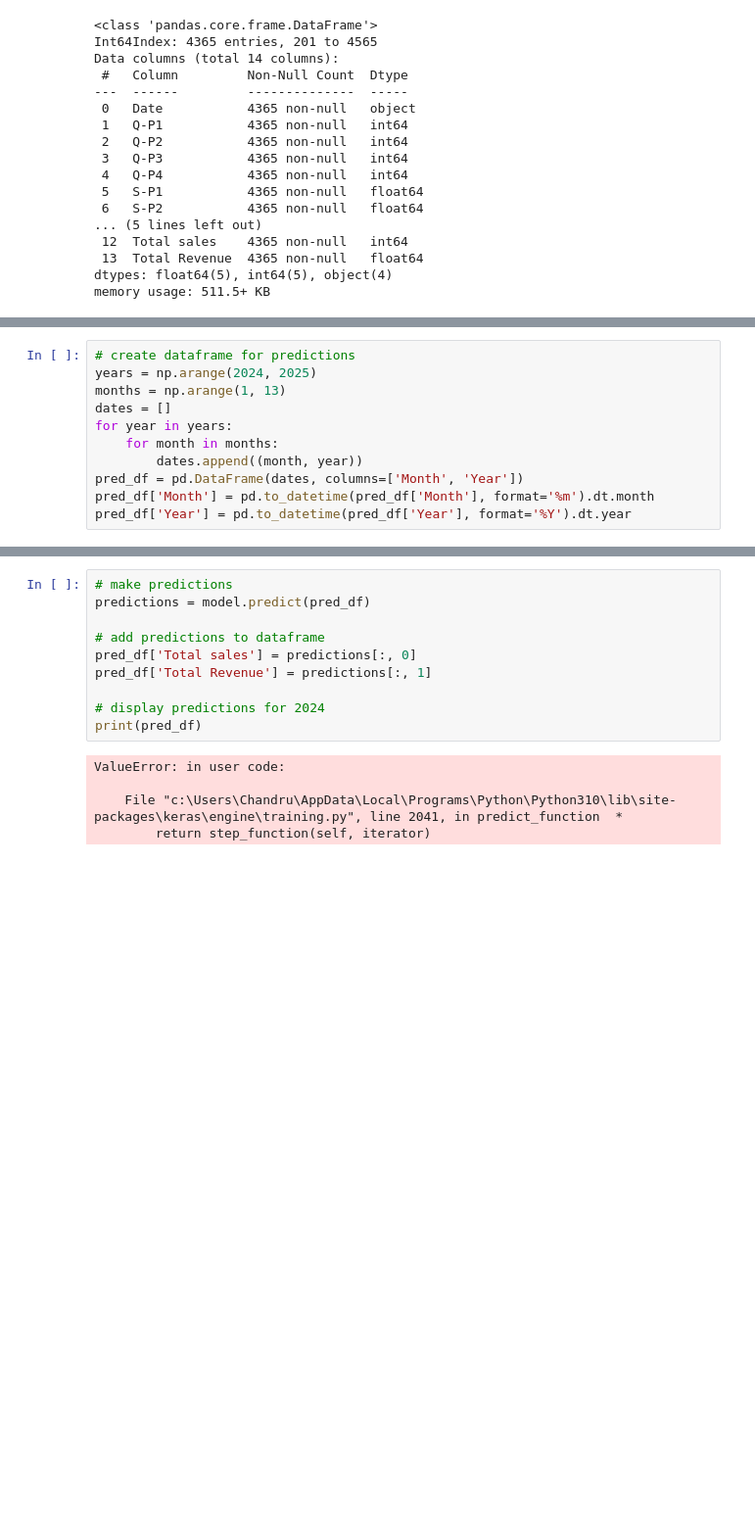
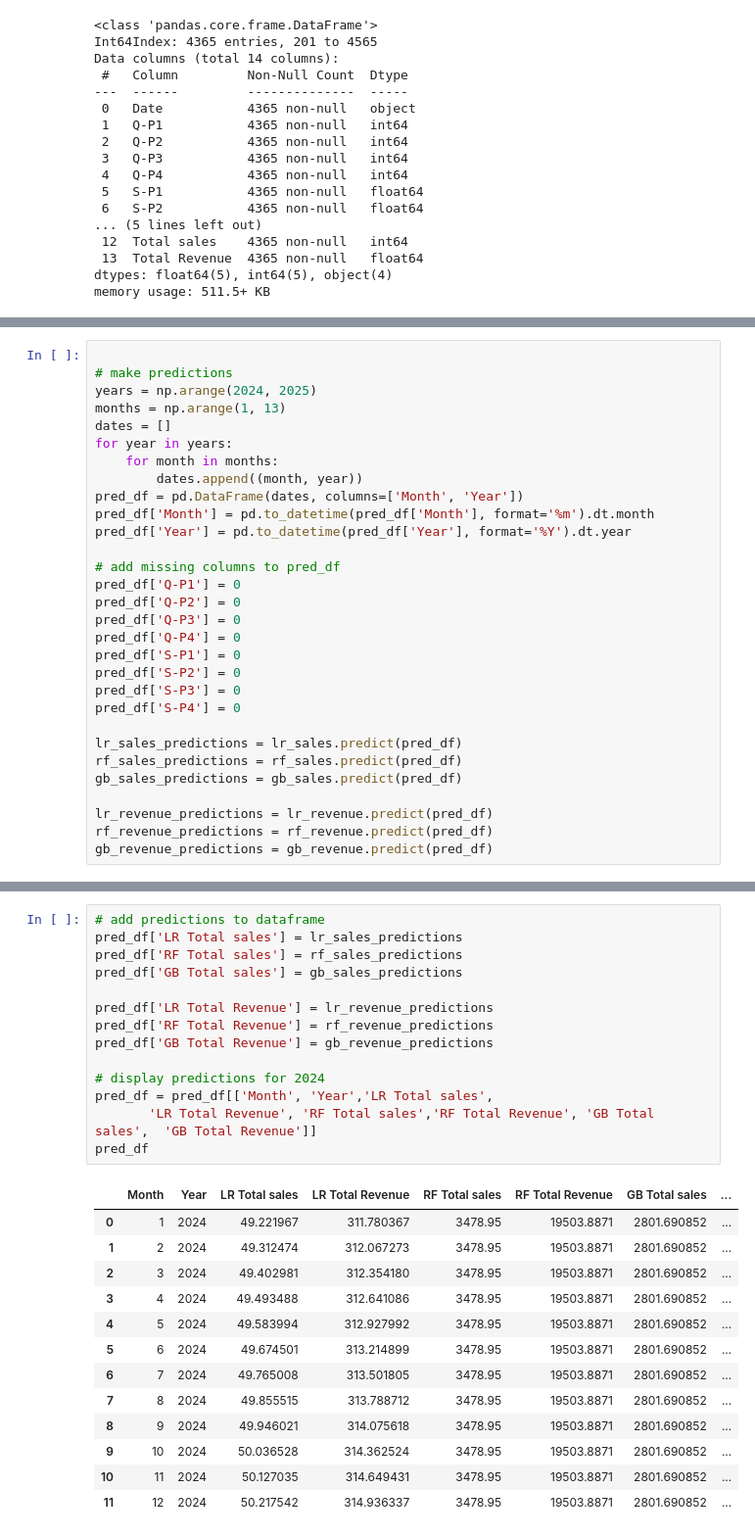
Before and after one commit to chandru1003/Data--Projects, a Jupyter notebook: Product Sales Data/product-sales-data.ipynb, the cells around one changed output, grey strips where cells are left out. Shown at 98% size. Saved outputs shown, nothing was run; the diff lists cells and outputs as text; blank space fills up the shorter version.

Commit message:
predicted 2024 revenue

```diff
--- a/Product Sales Data/product-sales-data.ipynb
+++ b/Product Sales Data/product-sales-data.ipynb
@@ -508,5 +490,6 @@ Epoch 100/100
 # %%
-# create dataframe for predictions
+
+# make predictions
 years = np.arange(2024, 2025)
 months = np.arange(1, 13)
 dates = []
@@ -516,3 +499,21 @@ for year in years:
 pred_df = pd.DataFrame(dates, columns=['Month', 'Year'])
 pred_df['Month'] = pd.to_datetime(pred_df['Month'], format='%m').dt.month
 pred_df['Year'] = pd.to_datetime(pred_df['Year'], format='%Y').dt.year
+
+# add missing columns to pred_df
+pred_df['Q-P1'] = 0
+pred_df['Q-P2'] = 0
+pred_df['Q-P3'] = 0
+pred_df['Q-P4'] = 0
+pred_df['S-P1'] = 0
+pred_df['S-P2'] = 0
+pred_df['S-P3'] = 0
+pred_df['S-P4'] = 0
+
+lr_sales_predictions = lr_sales.predict(pred_df)
+rf_sales_predictions = rf_sales.predict(pred_df)
+gb_sales_predictions = gb_sales.predict(pred_df)
+
+lr_revenue_predictions = lr_revenue.predict(pred_df)
+rf_revenue_predictions = rf_revenue.predict(pred_df)
+gb_revenue_predictions = gb_revenue.predict(pred_df)
@@ -519,15 +539,28 @@ pred_df['Year'] = pd.to_datetime(pred_df['Year'], format='%Y').dt.year
-# %%
-# make predictions
-predictions = model.predict(pred_df)
-
-# add predictions to dataframe
-pred_df['Total sales'] = predictions[:, 0]
-pred_df['Total Revenue'] = predictions[:, 1]
-
-# display predictions for 2024
-print(pred_df)
-# %% [output]
-ValueError: in user code:
-
-    File "c:\Users\Chandru\AppData\Local\Programs\Python\Python310\lib\site-packages\keras\engine\training.py", line 2041, in predict_function  *
-        return step_function(self, iterator)
+# %%
+# add predictions to dataframe
+pred_df['LR Total sales'] = lr_sales_predictions
+pred_df['RF Total sales'] = rf_sales_predictions
+pred_df['GB Total sales'] = gb_sales_predictions
+
+pred_df['LR Total Revenue'] = lr_revenue_predictions
+pred_df['RF Total Revenue'] = rf_revenue_predictions
+pred_df['GB Total Revenue'] = gb_revenue_predictions
+
+# display predictions for 2024
+pred_df = pred_df[['Month', 'Year','LR Total sales',
+       'LR Total Revenue', 'RF Total sales','RF Total Revenue', 'GB Total sales',  'GB Total Revenue']]
+pred_df
+# %% [output]
+|  | Month | Year | LR Total sales | LR Total Revenue | RF Total sales | RF Total Revenue | GB Total sales | ... |
+| 0 | 1 | 2024 | 49.221967 | 311.780367 | 3478.95 | 19503.8871 | 2801.690852 | ... |
+| 1 | 2 | 2024 | 49.312474 | 312.067273 | 3478.95 | 19503.8871 | 2801.690852 | ... |
+| 2 | 3 | 2024 | 49.402981 | 312.354180 | 3478.95 | 19503.8871 | 2801.690852 | ... |
+| 3 | 4 | 2024 | 49.493488 | 312.641086 | 3478.95 | 19503.8871 | 2801.690852 | ... |
+| 4 | 5 | 2024 | 49.583994 | 312.927992 | 3478.95 | 19503.8871 | 2801.690852 | ... |
+| 5 | 6 | 2024 | 49.674501 | 313.214899 | 3478.95 | 19503.8871 | 2801.690852 | ... |
+| 6 | 7 | 2024 | 49.765008 | 313.501805 | 3478.95 | 19503.8871 | 2801.690852 | ... |
+| 7 | 8 | 2024 | 49.855515 | 313.788712 | 3478.95 | 19503.8871 | 2801.690852 | ... |
+| 8 | 9 | 2024 | 49.946021 | 314.075618 | 3478.95 | 19503.8871 | 2801.690852 | ... |
+| 9 | 10 | 2024 | 50.036528 | 314.362524 | 3478.95 | 19503.8871 | 2801.690852 | ... |
+| 10 | 11 | 2024 | 50.127035 | 314.649431 | 3478.95 | 19503.8871 | 2801.690852 | ... |
+| 11 | 12 | 2024 | 50.217542 | 314.936337 | 3478.95 | 19503.8871 | 2801.690852 | ... |
```
Also changed, not shown: parts of 12 cells of this notebook.
